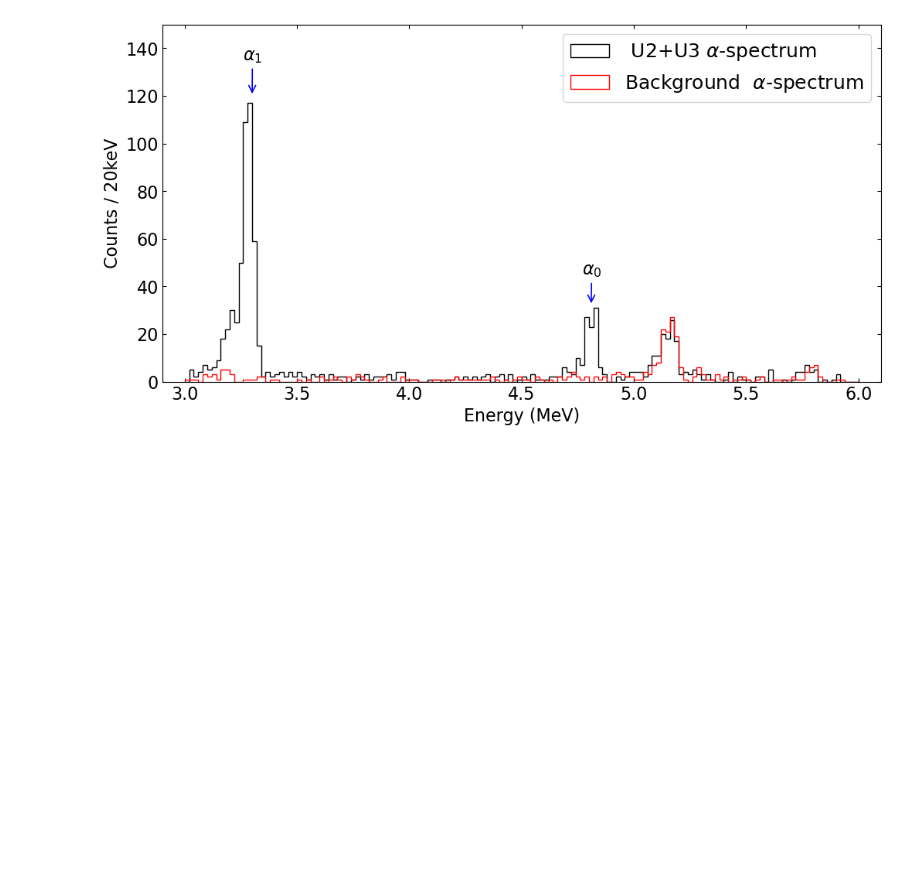
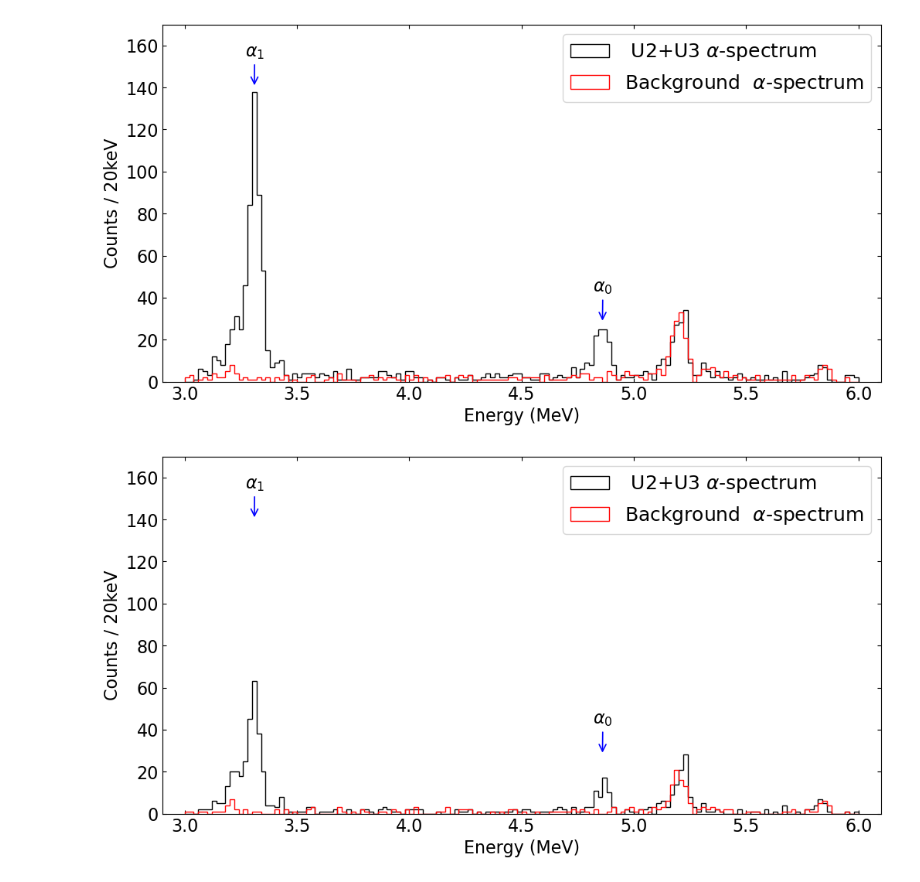
Before and after one commit to phaue/Masters, a Jupyter notebook: analysis/python/Alphas/Alphas.ipynb, the cells around one changed output. Cells and saved outputs as stored; diff of their text form; code cells hidden in the pictures; blank space fills up the shorter version.

Commit message:
putting the finishing touches on alpha analysis

```diff
--- a/analysis/python/Alphas/Alphas.ipynb
+++ b/analysis/python/Alphas/Alphas.ipynb
@@ -32,18 +54,27 @@ for batch in uproot.iterate(Al_files, expressions=["Ea","Edep"],
 # %%
-plt.rcParams.update({'font.size': 16})
-plt.figure(figsize=(12,6))
-plt.hist(E/1e3, bins=np.arange(3,6+0.02,0.02), histtype='step', color='k', label=r" U2+U3 $\alpha$-spectrum")
-plt.hist(Eb/1.004/1e3, bins=np.arange(3,6+0.02,0.02), histtype='step', color='r', label=r"Background  $\alpha$-spectrum")
-plt.yscale('linear')
-plt.xlabel("Energy (MeV)")
-plt.ylabel("Counts / 20keV")
-plt.xticks(np.arange(2,7,0.5))
-plt.xlim(2.9,6.1)
-plt.ylim(0,150)
-plt.legend(fontsize=18)
-plt.annotate(r"$\alpha_1$", (3.3,120), (3.258,135), arrowprops=dict(arrowstyle="->", lw=1.2, color="blue"), fontsize=16)
-plt.annotate(r"$\alpha_0$", (4.81,32), (4.768,45), arrowprops=dict(arrowstyle="->", lw=1.2, color="blue"), fontsize=16)
+es = [E, E1, E2]
+es_b = [Eb, Eb1, Eb2]
+i = 0
+for e,eb in zip(es,es_b):
 
-plt.show()
+    plt.rcParams.update({'font.size': 16})
+    plt.figure(figsize=(12,6))
+    plt.hist(e/1e3, bins=np.arange(3,6+0.02,0.02), histtype='step', color='k', label=r" U2+U3 $\alpha$-spectrum")
+    plt.hist(eb*1.009/1e3, bins=np.arange(3,6+0.02,0.02), histtype='step', color='r', label=r"Background  $\alpha$-spectrum")
+    plt.yscale('linear')
+    plt.xlabel("Energy (MeV)")
+    plt.ylabel("Counts / 20keV")
+    plt.xticks(np.arange(2,7,0.5))
+    plt.xlim(2.9,6.1)
+    plt.ylim(0,170)
+    plt.legend(fontsize=18)
+    plt.annotate(r"$\alpha_1$", (3.31,140), (3.268,155), arrowprops=dict(arrowstyle="->", lw=1.2, color="blue"), fontsize=16)
+    plt.annotate(r"$\alpha_0$", (4.86,28), (4.818,43), arrowprops=dict(arrowstyle="->", lw=1.2, color="blue"), fontsize=16)
+
+    if i==0:
+        plt.savefig("alphaspec.pdf")
+    plt.show()
+    i+=1
 # %% [output]
-[figure, old version]
+[figure, new version]
+[figure, added]
```
Also changed, not shown: parts of 3 cells of this notebook, 12 other files.
